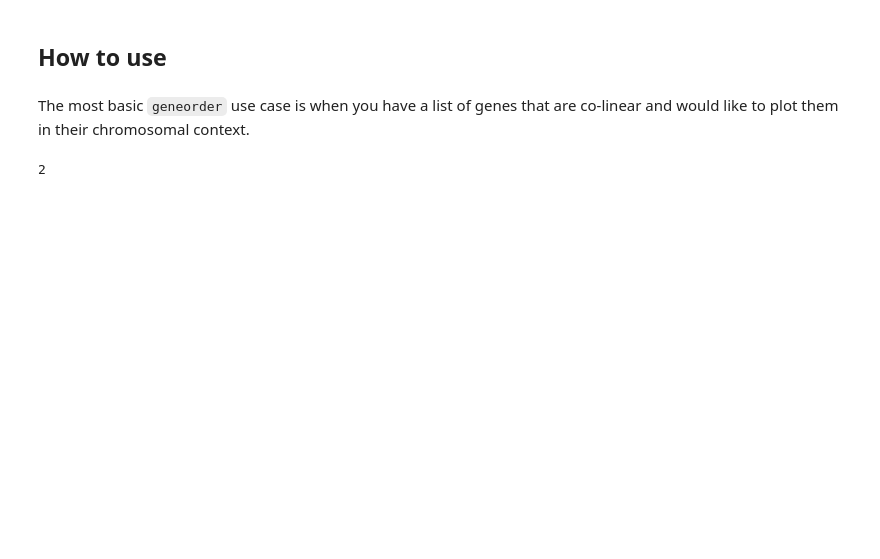
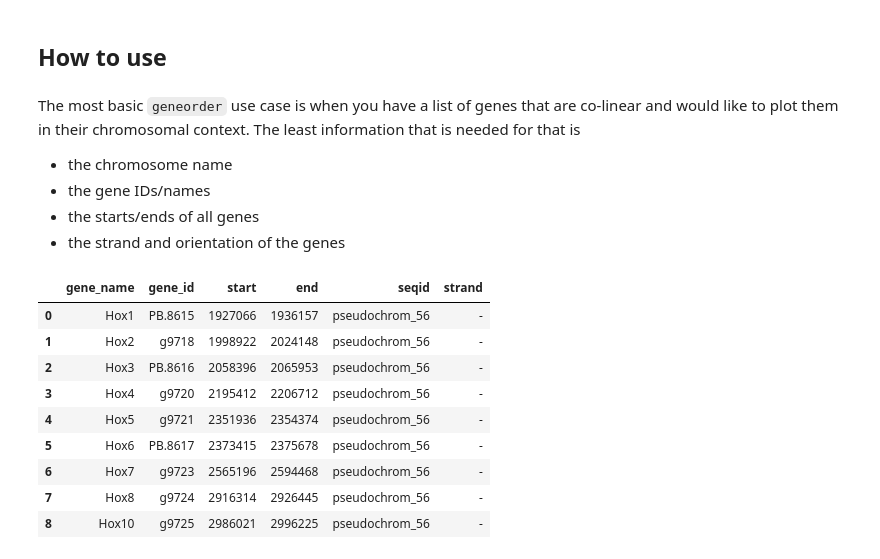
Before and after one commit to galicae/geneorder, a Jupyter notebook: nbs/index.ipynb, the cells around one changed output. Drawn from its saved outputs; the diff is of its cells as text; code cells hidden in the pictures; blank space fills up the shorter version.

```diff
--- a/nbs/index.ipynb
+++ b/nbs/index.ipynb
@@ -52,8 +43,10 @@ Documentation can be found hosted on this GitHub [repository][repo]'s [pages][do
 # %% [markdown]
 ## How to use
 # %% [markdown]
-The most basic `geneorder` use case is when you have a list of genes that are co-linear and would like to plot them in their chromosomal context.
+The most basic `geneorder` use case is when you have a list of genes that are co-linear and would
+like to plot them in their chromosomal context. The least information that is needed for that is
+
+- the chromosome name
+- the gene IDs/names
+- the starts/ends of all genes
+- the strand and orientation of the genes
-# %%
-1 + 1
-# %% [output]
-2
@@ -59,0 +67,13 @@ The most basic `geneorder` use case is when you have a list of genes that are co
+# %%
+minimal
+# %% [output]
+|  | gene_name | gene_id | start | end | seqid | strand |
+| 0 | Hox1 | PB.8615 | 1927066 | 1936157 | pseudochrom_56 | - |
+| 1 | Hox2 | g9718 | 1998922 | 2024148 | pseudochrom_56 | - |
+| 2 | Hox3 | PB.8616 | 2058396 | 2065953 | pseudochrom_56 | - |
+| 3 | Hox4 | g9720 | 2195412 | 2206712 | pseudochrom_56 | - |
+| 4 | Hox5 | g9721 | 2351936 | 2354374 | pseudochrom_56 | - |
+| 5 | Hox6 | PB.8617 | 2373415 | 2375678 | pseudochrom_56 | - |
+| 6 | Hox7 | g9723 | 2565196 | 2594468 | pseudochrom_56 | - |
+| 7 | Hox8 | g9724 | 2916314 | 2926445 | pseudochrom_56 | - |
+| 8 | Hox10 | g9725 | 2986021 | 2996225 | pseudochrom_56 | - |
```
Also changed, not shown: parts of 14 cells of this notebook, 2 other files.
